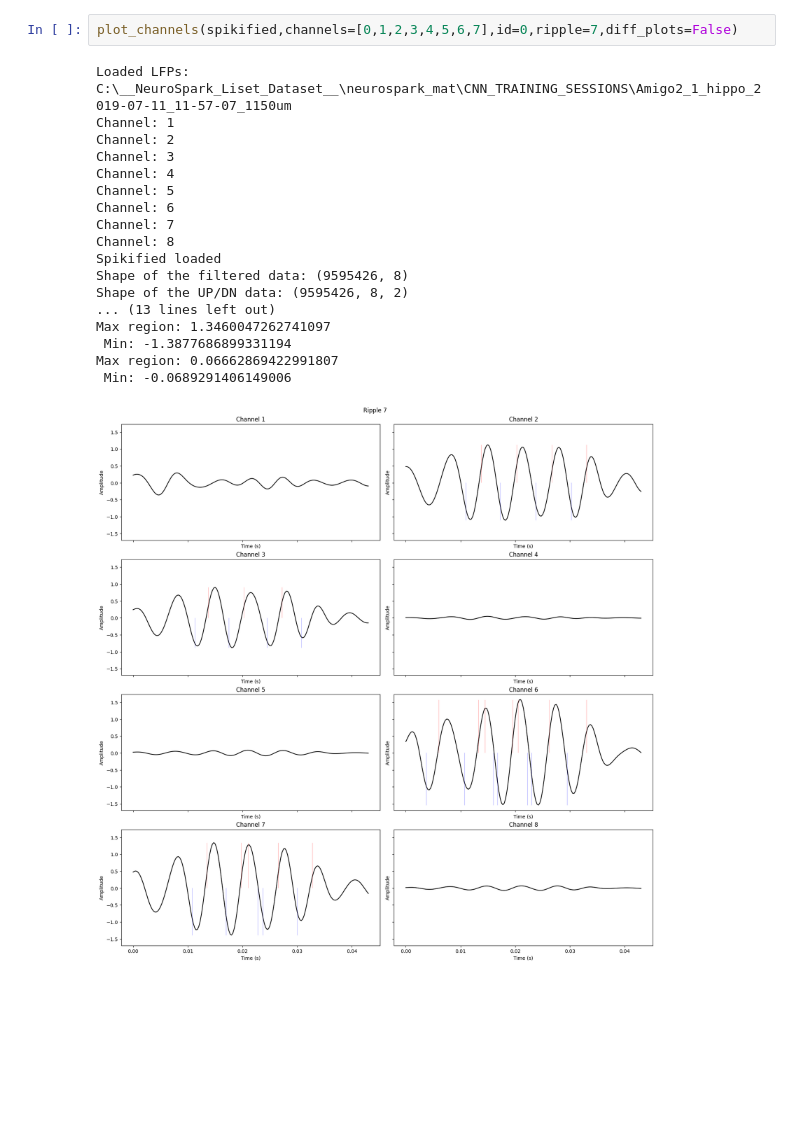
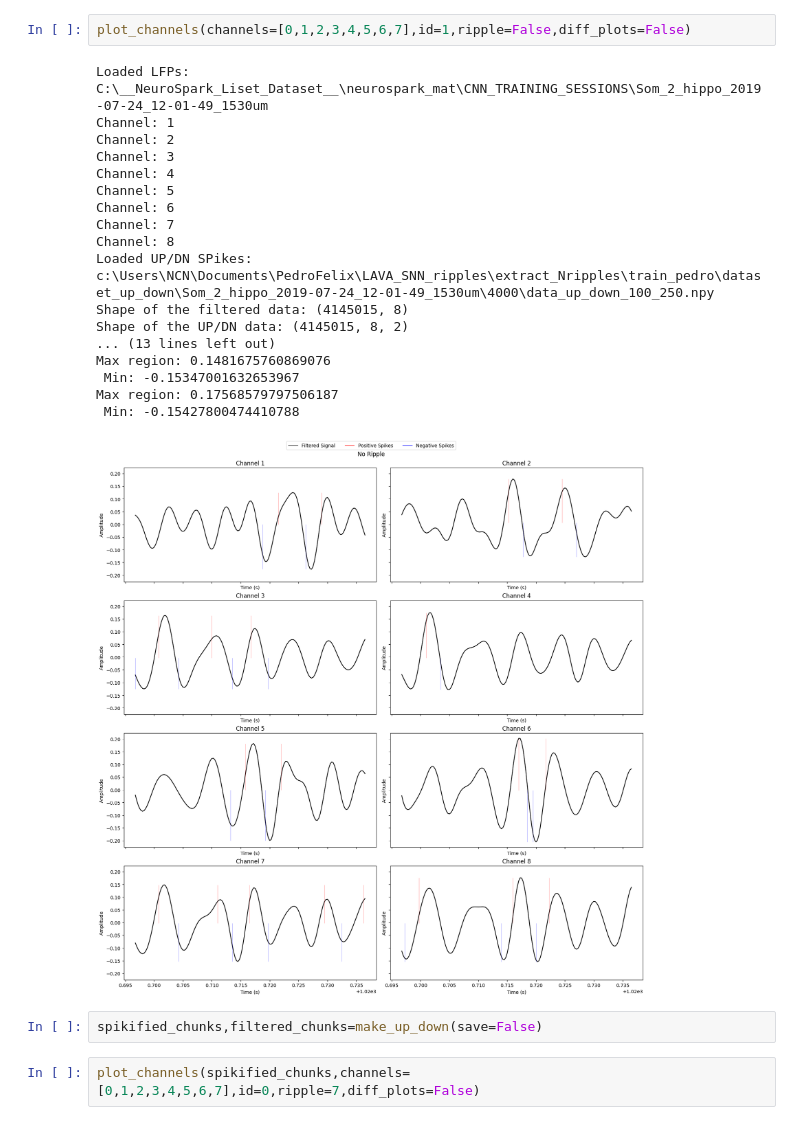
Before and after one commit to pedrofurrix/LAVA_SNN_ripples, a Jupyter notebook: extract_Nripples/visualize_dataset.ipynb, the cells around one changed output. Drawn from its saved outputs; the diff is of its cells as text; blank space fills up the shorter version.

```diff
--- a/extract_Nripples/visualize_dataset.ipynb
+++ b/extract_Nripples/visualize_dataset.ipynb
@@ -21,22 +26,26 @@ Channel: 8
+# %%
+plot_channels(channels=[0,1,2,3,4,5,6,7],id=1,ripple=False,diff_plots=False)
+# %% [output]
+Loaded LFPs: C:\__NeuroSpark_Liset_Dataset__\neurospark_mat\CNN_TRAINING_SESSIONS\Som_2_hippo_2019-07-24_12-01-49_1530um
+Channel: 1
+Channel: 2
+Channel: 3
+Channel: 4
+Channel: 5
+Channel: 6
+Channel: 7
+Channel: 8
+Loaded UP/DN SPikes: c:\Users\NCN\Documents\PedroFelix\LAVA_SNN_ripples\extract_Nripples\train_pedro\dataset_up_down\Som_2_hippo_2019-07-24_12-01-49_1530um\4000\data_up_down_100_250.npy
+Shape of the filtered data: (4145015, 8)
+Shape of the UP/DN data: (4145015, 8, 2)
+... (13 lines left out)
+Max region: 0.1481675760869076
+ Min: -0.15347001632653967
+Max region: 0.17568579797506187
+ Min: -0.15427800474410788
+[figure, added]
+# %%
+spikified_chunks,filtered_chunks=make_up_down(save=False)
 # %%
-plot_channels(spikified,channels=[0,1,2,3,4,5,6,7],id=0,ripple=7,diff_plots=False)
+plot_channels(spikified_chunks,channels=[0,1,2,3,4,5,6,7],id=0,ripple=7,diff_plots=False)
-# %% [output]
-Loaded LFPs: C:\__NeuroSpark_Liset_Dataset__\neurospark_mat\CNN_TRAINING_SESSIONS\Amigo2_1_hippo_2019-07-11_11-57-07_1150um
-Channel: 1
-Channel: 2
-Channel: 3
-Channel: 4
-Channel: 5
-Channel: 6
-Channel: 7
-Channel: 8
-Spikified loaded
-Shape of the filtered data: (9595426, 8)
-Shape of the UP/DN data: (9595426, 8, 2)
-... (13 lines left out)
-Max region: 1.3460047262741097
- Min: -1.3877686899331194
-Max region: 0.06662869422991807
- Min: -0.0689291406149006
-[figure, removed]
 # %%
```
Also changed, not shown: parts of 12 cells of this notebook, 4 other files.
